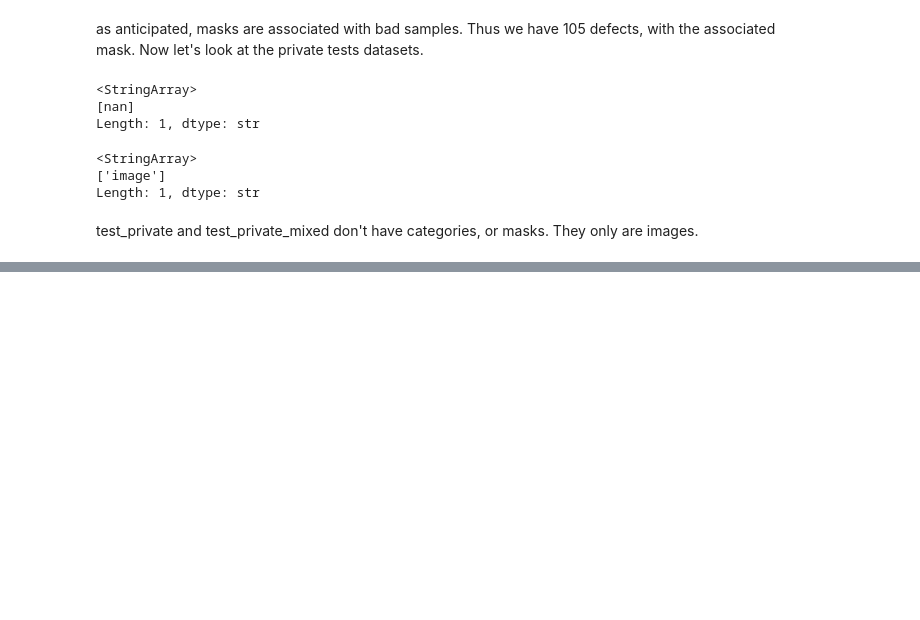
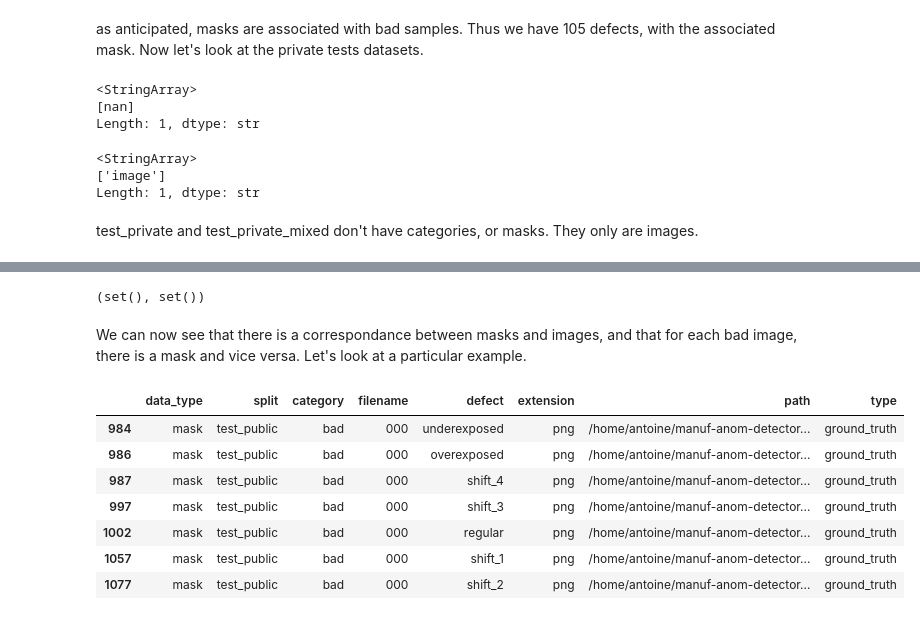
Before and after one commit to aaccelio/manuf-anom-detector, a Jupyter notebook: notebooks/02_eda.ipynb, the cells around one changed output, grey strips where cells are left out. Drawn from its saved outputs; the diff is of its cells as text; code cells hidden in the pictures; blank space fills up the shorter version.

```diff
--- a/notebooks/02_eda.ipynb
+++ b/notebooks/02_eda.ipynb
@@ -141,0 +200,19 @@ However, from the name of the sets, I can infer that test_private only has one t
+# %%
+img_id = set(public_bad_images['filename'])
+mask_id = set(public_bad_mask['filename'])
+img_id-mask_id, mask_id-img_id
+# %% [output]
+(set(), set())
+# %% [markdown]
+We can now see that there is a correspondance between masks and images, and that for each bad image, there is a mask and vice versa. Let's look at a particular example.
+# %%
+public_bad_images[public_bad_images['filename'] == '000']
+# %% [output]
+|  | data_type | split | category | filename | defect | extension | path | type |
+| 984 | mask | test_public | bad | 000 | underexposed | png | /home/antoine/manuf-anom-detector... | ground_truth |
+| 986 | mask | test_public | bad | 000 | overexposed | png | /home/antoine/manuf-anom-detector... | ground_truth |
+| 987 | mask | test_public | bad | 000 | shift_4 | png | /home/antoine/manuf-anom-detector... | ground_truth |
+| 997 | mask | test_public | bad | 000 | shift_3 | png | /home/antoine/manuf-anom-detector... | ground_truth |
+| 1002 | mask | test_public | bad | 000 | regular | png | /home/antoine/manuf-anom-detector... | ground_truth |
+| 1057 | mask | test_public | bad | 000 | shift_1 | png | /home/antoine/manuf-anom-detector... | ground_truth |
+| 1077 | mask | test_public | bad | 000 | shift_2 | png | /home/antoine/manuf-anom-detector... | ground_truth |
```
Also changed, not shown: parts of 8 cells of this notebook.
